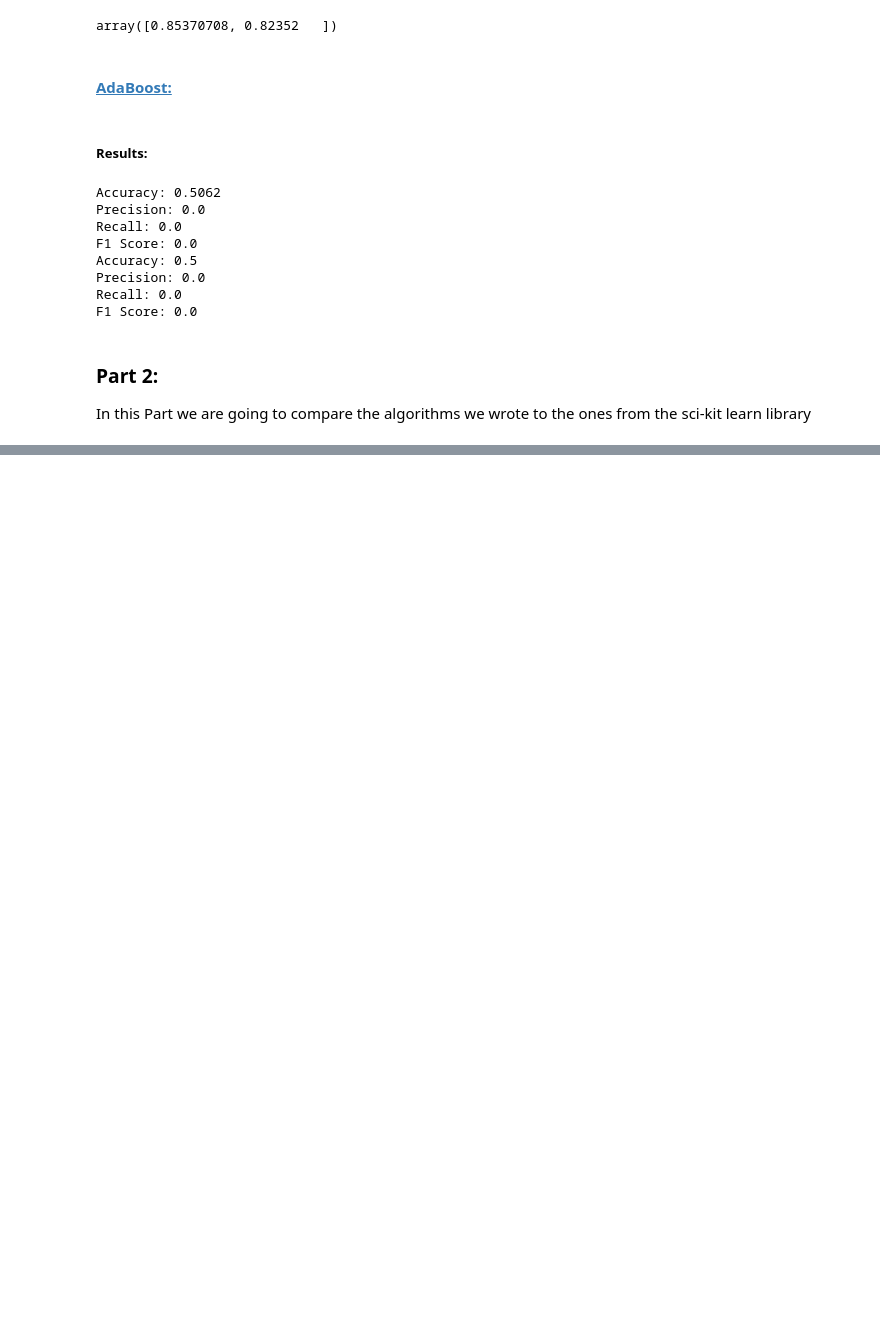
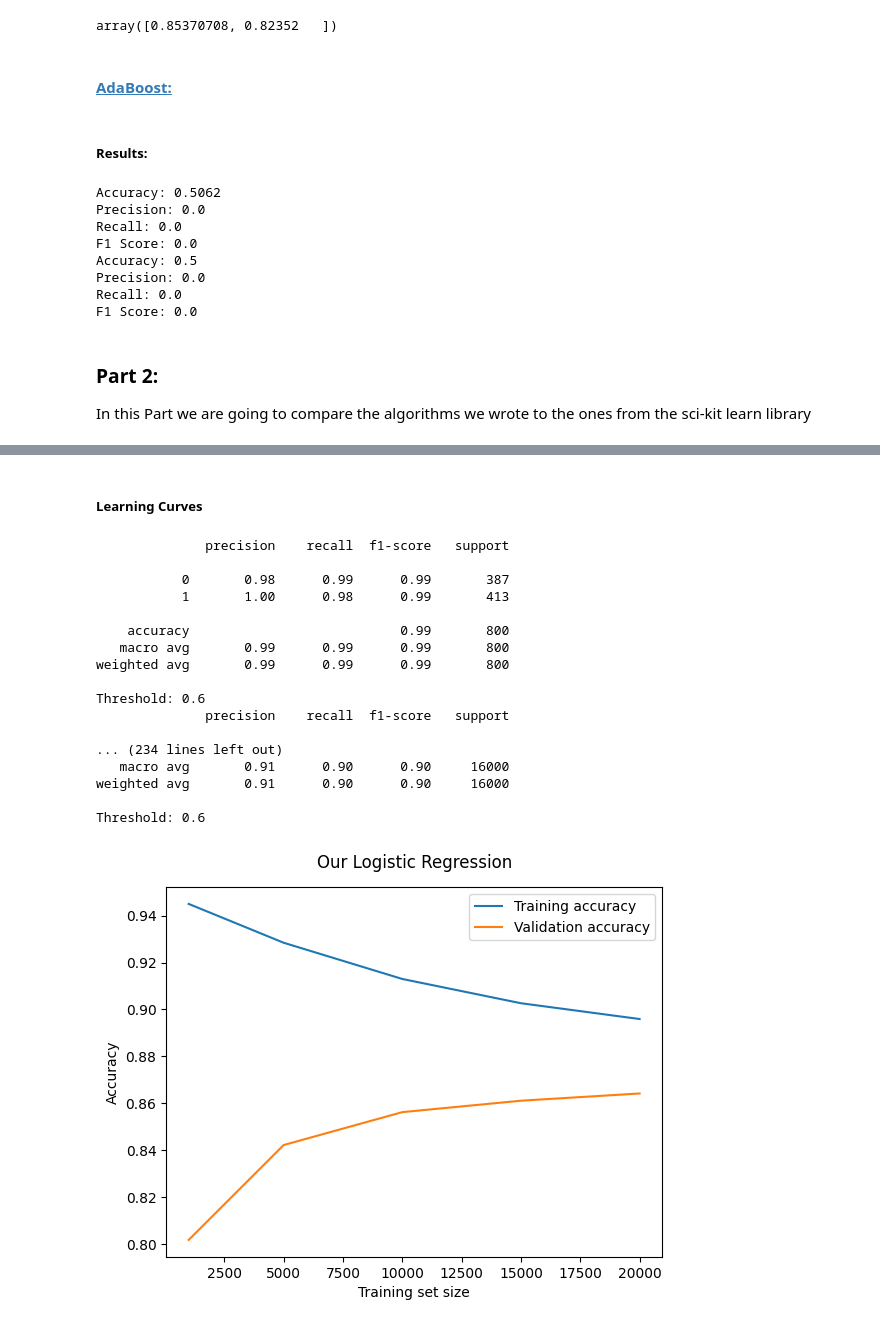
Before and after one commit to vleft02/IMDB-Review-Classification, a Jupyter notebook: ML.ipynb, the cells around one changed output, grey strips where cells are left out. Drawn from its saved outputs; the diff is of its cells as text; code cells hidden in the pictures; blank space fills up the shorter version.

Commit message:
learning curves corrected + small Naive Bayes changes

```diff
--- a/ML.ipynb
+++ b/ML.ipynb
@@ -583,19 +617,0 @@ def learning_curve(learning_data,title):
-# %%
-from sklearn.linear_model import LogisticRegression as skLogReg
-
-LogReg1 = LogisticRegression(epochs=100,threshold=0.6, regularization_factor=0.001)
-LogReg2 = skLogReg(max_iter=100)
-
-fit_eval, train_learning_curve_data, dev_learning_curve_data = LogReg1.fit(x_train,y_train,learning_curve=True)
-LogReg2.fit(x_train,y_train)
-
-
-# print(LogReg1.predict_prob(x_test))
-# print(LogReg2.predict_proba(x_test))
-pr_curves([LogReg1, LogReg2],[x_train,y_train],size=20)
-roc_curve([LogReg1,LogReg2], [x_test,y_test])
-learning_curve(train_learning_curve_data, "Train Data Learning Curve")
-learning_curve(dev_learning_curve_data, "Dev Data Learning Curve")
-# LogReg.fit(x_train,y_train)
-
-# classification_report(y_test,LogReg.predict(x_test))
@@ -643,0 +621,9 @@ We use an rnn made with tf
+# %%
+# First we initialize the classifiers
+our_logistic_regression = LogisticRegression(epochs=100,threshold=0.6, regularization_factor=0.001)
+scikit_logistic_regression = skLogReg(max_iter=1000)
+
+
+# Fit the training data to the classifiers
+fit_eval, train_my_learning_curve_data, dev_learning_curve_data = our_logistic_regression.fit(x_train,y_train)
+scikit_logistic_regression.fit(x_train,y_train)
@@ -643,0 +642,25 @@ We use an rnn made with tf
+# %% [markdown]
+##### Learning Curves
+# %%
+# Learning curve for our classifiers
+my_learning_curve(estimator = our_logistic_regression, X = x_train, y = y_train,  train_sizes = [1000,5000,10000,15000,20000], scoring = 'accuracy',title="Our Logistic Regression")
+my_learning_curve(estimator = scikit_logistic_regression, X = x_train, y = y_train, train_sizes = [1000,5000,10000,15000,20000], scoring = 'accuracy',title="Sci kit Logistic Regression")
+# %% [output]
+              precision    recall  f1-score   support
+
+           0       0.98      0.99      0.99       387
+           1       1.00      0.98      0.99       413
+
+    accuracy                           0.99       800
+   macro avg       0.99      0.99      0.99       800
+weighted avg       0.99      0.99      0.99       800
+
+Threshold: 0.6
+              precision    recall  f1-score   support
+
+... (234 lines left out)
+   macro avg       0.91      0.90      0.90     16000
+weighted avg       0.91      0.90      0.90     16000
+
+Threshold: 0.6
+[figure, added]
```
Also changed, not shown: parts of 21 cells of this notebook.
